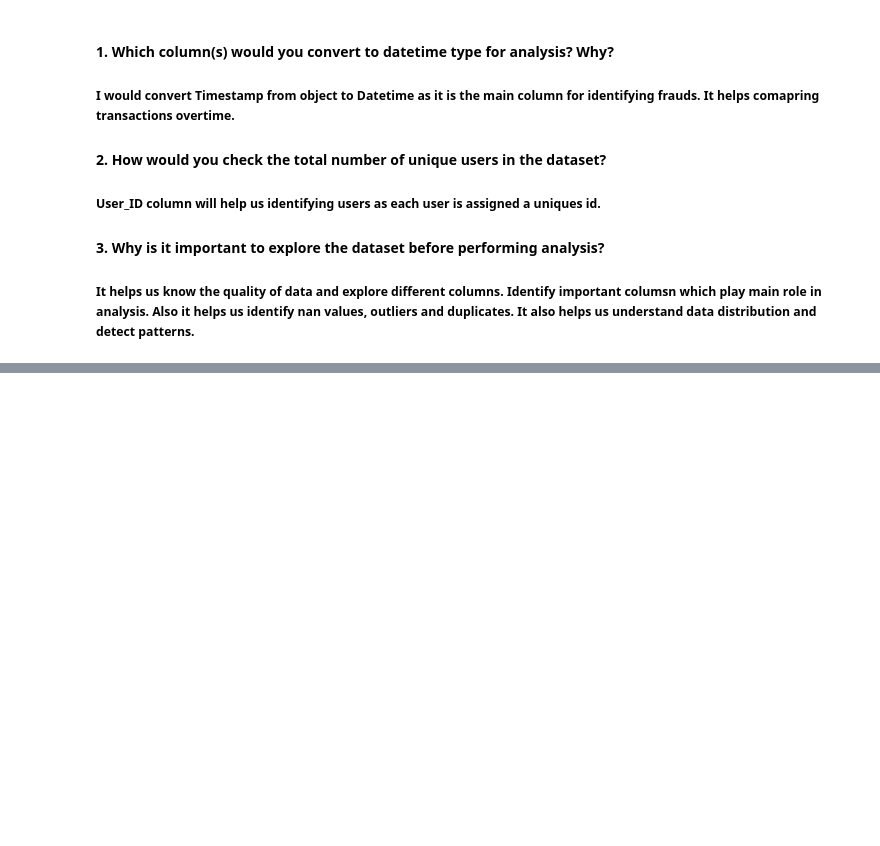
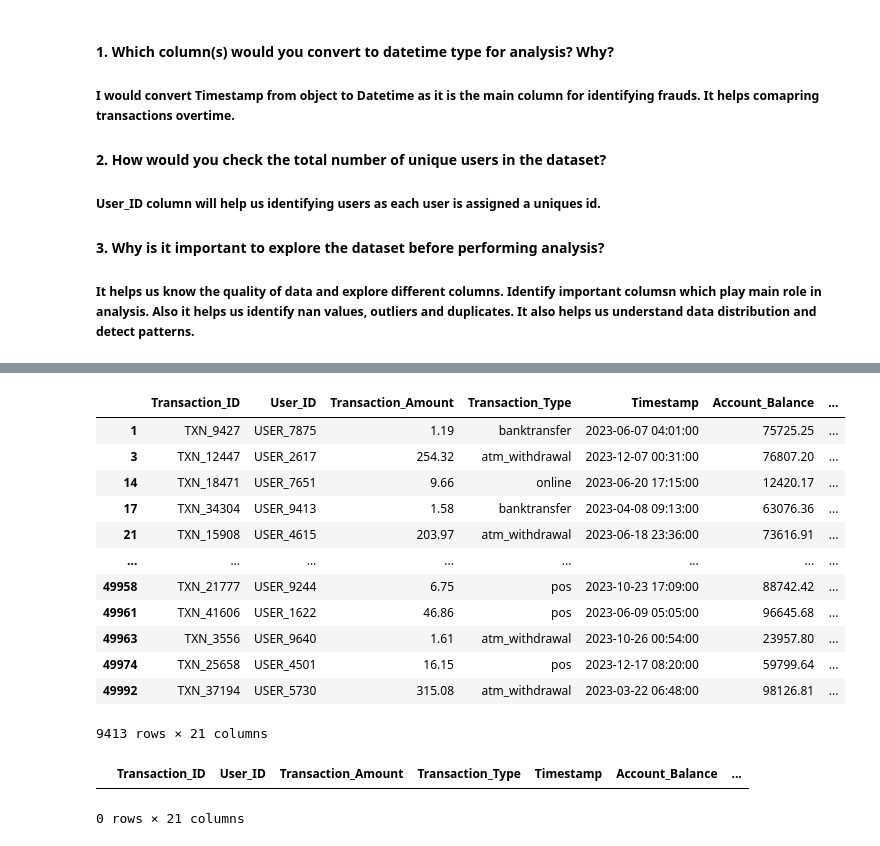
Before and after one commit to AbdulWahid026/SafeBank_EDA, a Jupyter notebook: FraudDetection_EDA.ipynb, the cells around one changed output, grey strips where cells are left out. Saved outputs shown, nothing was run; the diff lists cells and outputs as text; code cells hidden in the pictures; blank space fills up the shorter version.

```diff
--- a/FraudDetection_EDA.ipynb
+++ b/FraudDetection_EDA.ipynb
@@ -101,0 +123,21 @@ Categorical Columns: Index(['Transaction_ID', 'User_ID', 'Transaction_Type', 'Ti
+# %%
+df.loc[df['Location']=='New York']
+# %% [output]
+|  | Transaction_ID | User_ID | Transaction_Amount | Transaction_Type | Timestamp | Account_Balance | ... |
+| 1 | TXN_9427 | USER_7875 | 1.19 | banktransfer | 2023-06-07 04:01:00 | 75725.25 | ... |
+| 3 | TXN_12447 | USER_2617 | 254.32 | atm_withdrawal | 2023-12-07 00:31:00 | 76807.20 | ... |
+| 14 | TXN_18471 | USER_7651 | 9.66 | online | 2023-06-20 17:15:00 | 12420.17 | ... |
+| 17 | TXN_34304 | USER_9413 | 1.58 | banktransfer | 2023-04-08 09:13:00 | 63076.36 | ... |
+| 21 | TXN_15908 | USER_4615 | 203.97 | atm_withdrawal | 2023-06-18 23:36:00 | 73616.91 | ... |
+| ... | ... | ... | ... | ... | ... | ... | ... |
+| 49958 | TXN_21777 | USER_9244 | 6.75 | pos | 2023-10-23 17:09:00 | 88742.42 | ... |
+| 49961 | TXN_41606 | USER_1622 | 46.86 | pos | 2023-06-09 05:05:00 | 96645.68 | ... |
+| 49963 | TXN_3556 | USER_9640 | 1.61 | atm_withdrawal | 2023-10-26 00:54:00 | 23957.80 | ... |
+| 49974 | TXN_25658 | USER_4501 | 16.15 | pos | 2023-12-17 08:20:00 | 59799.64 | ... |
+| 49992 | TXN_37194 | USER_5730 | 315.08 | atm_withdrawal | 2023-03-22 06:48:00 | 98126.81 | ... |
+9413 rows × 21 columns
+# %%
+df.loc[(df['Transaction_Amount']>5000) & (df['Risk_Score']>0.8)]
+# %% [output]
+|  | Transaction_ID | User_ID | Transaction_Amount | Transaction_Type | Timestamp | Account_Balance | ... |
+0 rows × 21 columns
```
Also changed, not shown: parts of 8 cells of this notebook.
